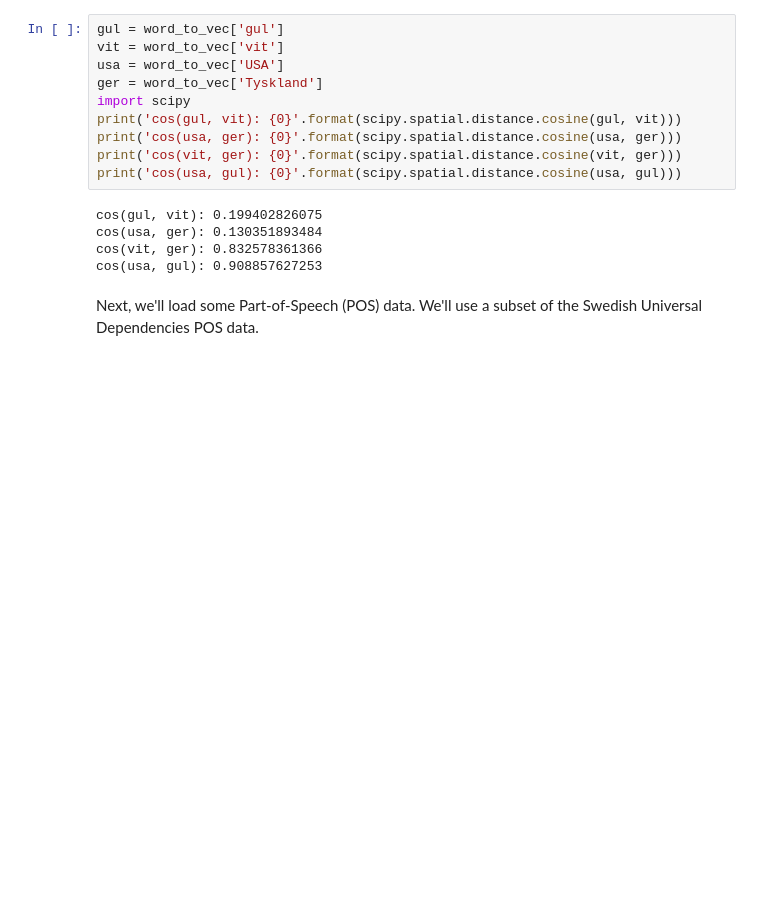
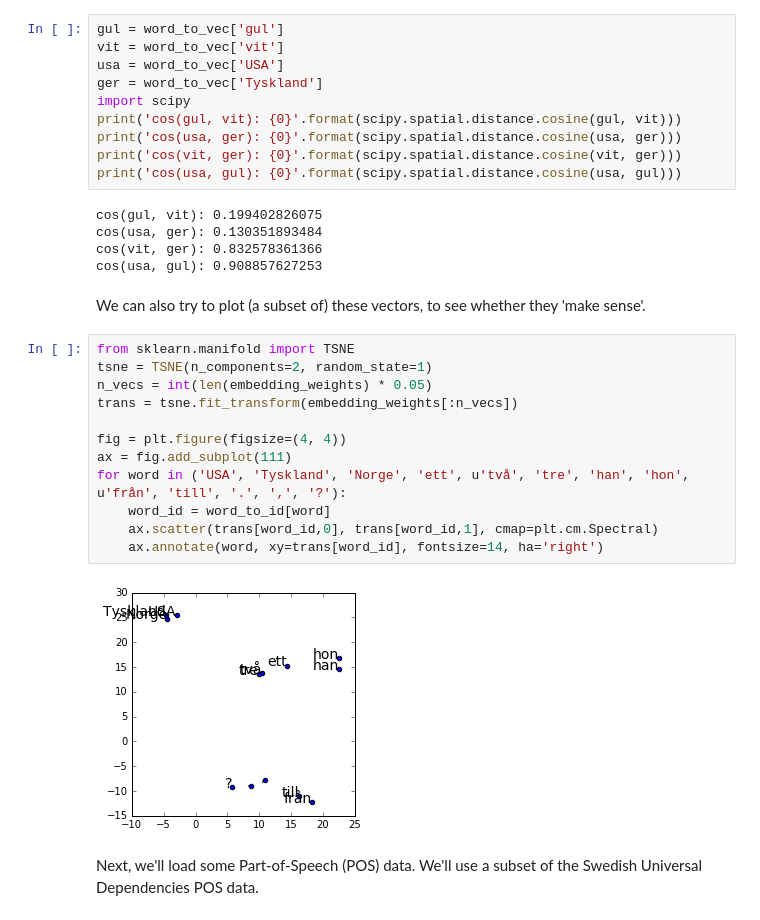
Before and after one commit to bjerva/keras-nlp-tutorial, a Jupyter notebook: keras_nlp_tutorial.ipynb, the cells around one changed output. Drawn from its saved outputs; the diff is of its cells as text; blank space fills up the shorter version.

```diff
--- a/keras_nlp_tutorial.ipynb
+++ b/keras_nlp_tutorial.ipynb
@@ -153,6 +135,22 @@ cos(gul, vit): 0.199402826075
 cos(usa, ger): 0.130351893484
 cos(vit, ger): 0.832578361366
 cos(usa, gul): 0.908857627253
+# %% [markdown]
+We can also try to plot (a subset of) these vectors, to see whether they 'make sense'.
+# %%
+from sklearn.manifold import TSNE
+tsne = TSNE(n_components=2, random_state=1)
+n_vecs = int(len(embedding_weights) * 0.05)
+trans = tsne.fit_transform(embedding_weights[:n_vecs])
+
+fig = plt.figure(figsize=(4, 4))
+ax = fig.add_subplot(111)
+for word in ('USA', 'Tyskland', 'Norge', 'ett', u'två', 'tre', 'han', 'hon', u'från', 'till', '.', ',', '?'):
+    word_id = word_to_id[word]
+    ax.scatter(trans[word_id,0], trans[word_id,1], cmap=plt.cm.Spectral)
+    ax.annotate(word, xy=trans[word_id], fontsize=14, ha='right')
+# %% [output]
+[figure, added]
 # %% [markdown]
 Next, we'll load some Part-of-Speech (POS) data.
 We'll use a subset of the Swedish Universal Dependencies POS data.
```
Also changed, not shown: parts of 41 cells of this notebook.
